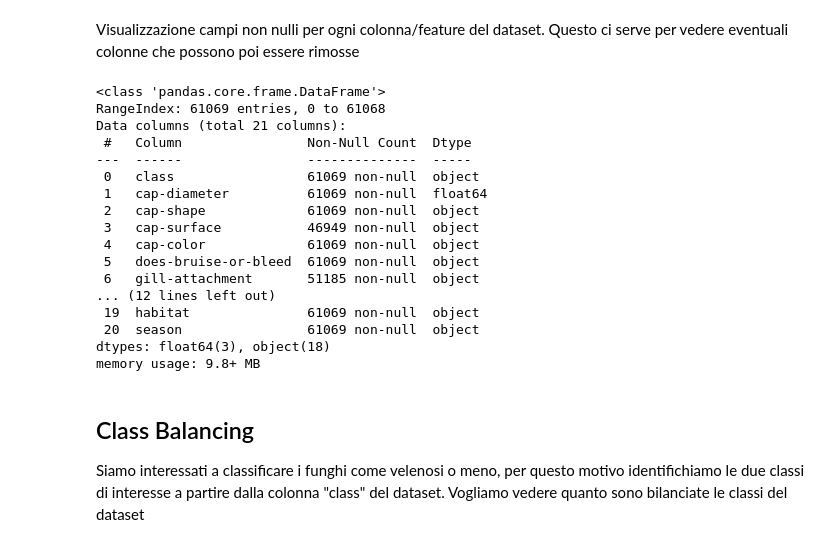
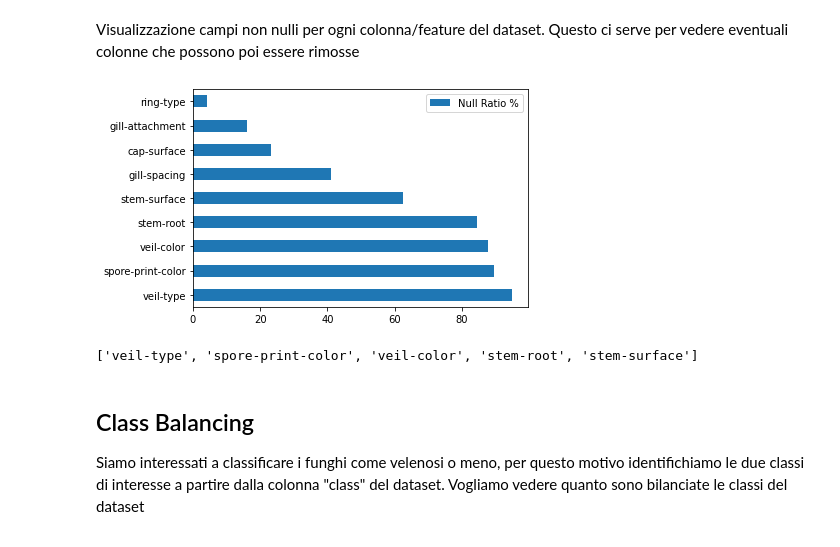
Before and after one commit to danilo-dellorco/ml-project, a Jupyter notebook: danilo.ipynb, the cells around one changed output. Cells and saved outputs as stored; diff of their text form; code cells hidden in the pictures.

```diff
--- a/danilo.ipynb
+++ b/danilo.ipynb
@@ -43,26 +43,32 @@ Dimension: (61069, 21)
 # Data Exploration
 # %% [markdown]
 Visualizzazione campi non nulli per ogni colonna/feature del dataset. Questo ci serve per vedere eventuali colonne che possono poi essere rimosse
-# %%
-df.info()
-# %% [output]
-<class 'pandas.core.frame.DataFrame'>
-RangeIndex: 61069 entries, 0 to 61068
-Data columns (total 21 columns):
- #   Column                Non-Null Count  Dtype
----  ------                --------------  -----
- 0   class                 61069 non-null  object
- 1   cap-diameter          61069 non-null  float64
- 2   cap-shape             61069 non-null  object
- 3   cap-surface           46949 non-null  object
- 4   cap-color             61069 non-null  object
- 5   does-bruise-or-bleed  61069 non-null  object
- 6   gill-attachment       51185 non-null  object
-... (12 lines left out)
- 19  habitat               61069 non-null  object
- 20  season                61069 non-null  object
-dtypes: float64(3), object(18)
-memory usage: 9.8+ MB
+# %%
+def plot_nas(df: pd.DataFrame, threshold, use_treshold):
+    to_delete = []
+    if df.isnull().sum().sum() != 0:
+        na_df = (df.isnull().sum() / len(df)) * 100
+        na_df = na_df.drop(na_df[na_df == 0].index).sort_values(ascending=False)
+        to_delete = na_df[na_df > threshold]
+
+        missing_data = pd.DataFrame({'Null Ratio %' :na_df})
+        missing_data.plot(kind = "barh")
+        plt.rcParams['figure.figsize'] = (8,4)
+
+        if use_treshold:
+            plt.axvline(x=50, color='red')
+            plt.text(45,-1,'thr = 50', color = 'red')
+        plt.show()
+
+    else:
+        print('No NAs found')
+    return to_delete.index.tolist()
+
+
+plot_nas(df,50,False)
+# %% [output]
+[figure, added]
+['veil-type', 'spore-print-color', 'veil-color', 'stem-root', 'stem-surface']
 # %% [markdown]
 ## Class Balancing
 Siamo interessati a classificare i funghi come velenosi o meno, per questo motivo identifichiamo le due classi di interesse a partire dalla colonna "class" del dataset. Vogliamo vedere quanto sono bilanciate le classi del dataset
```
Also changed, not shown: parts of 9 cells of this notebook.
